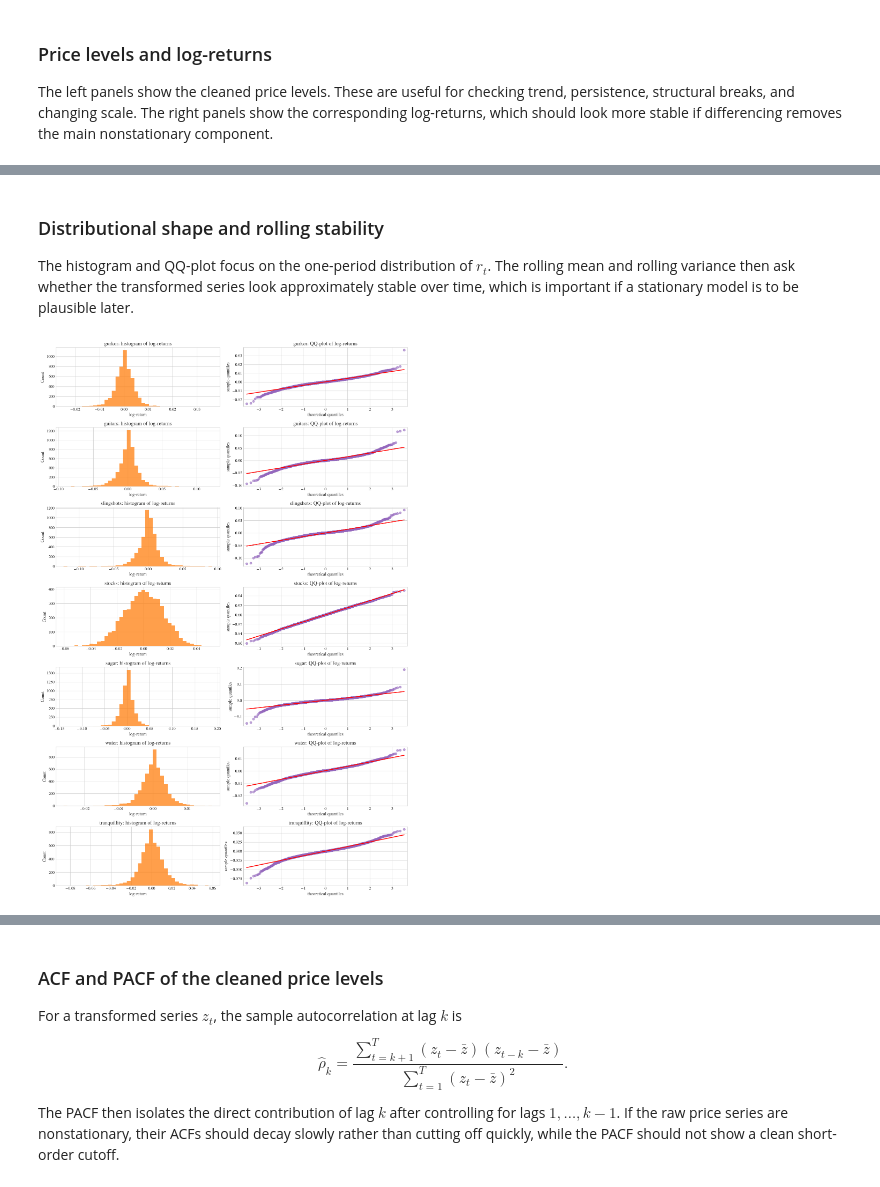
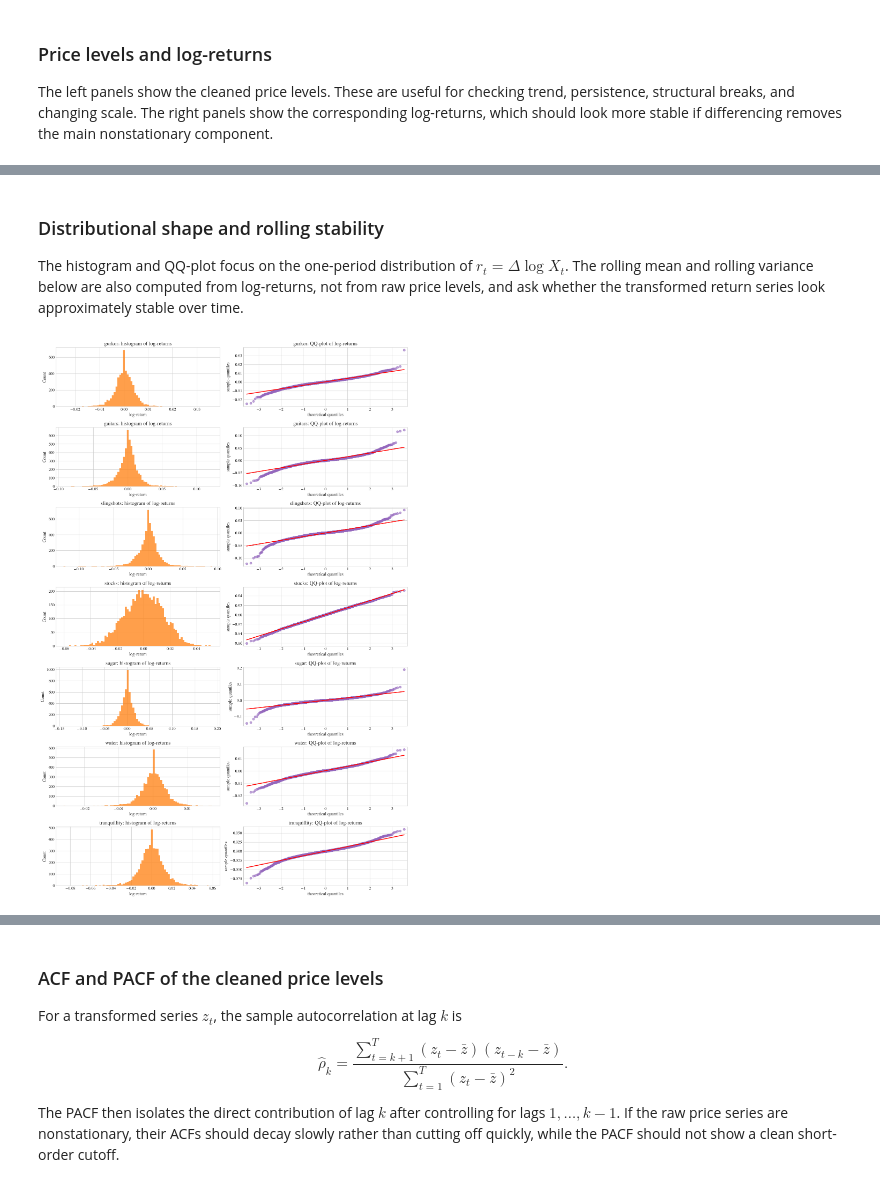
Before and after one commit to PeOll/TMS088, a Jupyter notebook: Subtasks/task1.ipynb, the cells around one changed output, grey strips where cells are left out. Drawn from its saved outputs; the diff is of its cells as text; code cells hidden in the pictures.

```diff
--- a/Subtasks/task1.ipynb
+++ b/Subtasks/task1.ipynb
@@ -158,13 +226,15 @@ fig, axes = plt.subplots(len(cleaned_prices.columns), 2, figsize=(15, 3 * len(cl
 
 for row, column in enumerate(cleaned_prices.columns):
     axes[row, 0].plot(cleaned_prices.index, cleaned_prices[column], color="tab:blue")
-    axes[row, 0].set_title(f"{column}: cleaned price")
+    axes[row, 0].set_title(f"{column}: price")
     axes[row, 0].set_ylabel("price")
 
     axes[row, 1].plot(log_return_data.index, log_return_data[column], color="tab:orange")
     axes[row, 1].axhline(0, color="black", linewidth=1, alpha=0.6)
     axes[row, 1].set_title(f"{column}: log-return")
     axes[row, 1].set_ylabel("log-return")
+    axes[row, 1].set_ylim(-0.1,0.1)
+
 
 for ax in axes[-1, :]:
     ax.set_xlabel("day")
@@ -177,24 +254,24 @@ plt.show()
 # %% [markdown]
 ### Distributional shape and rolling stability
 
-The histogram and QQ-plot focus on the one-period distribution of $r_t$. The rolling mean and rolling variance then ask whether the transformed series look approximately stable over time, which is important if a stationary model is to be plausible later.
+The histogram and QQ-plot focus on the one-period distribution of $r_t = \Delta \log X_t$. The rolling mean and rolling variance below are also computed from log-returns, not from raw price levels, and ask whether the transformed return series look approximately stable over time.
 # %%
 fig, axes = plt.subplots(len(cleaned_prices.columns), 2, figsize=(14, 3 * len(cleaned_prices.columns)), squeeze=False)
 
 for row, column in enumerate(cleaned_prices.columns):
     series = log_return_data[column].dropna()
 
-    sns.histplot(series, bins=40, ax=axes[row, 0], color="tab:orange", edgecolor=None)
+    sns.histplot(series, bins=80, ax=axes[row, 0], color="tab:orange", edgecolor=None)
     axes[row, 0].set_title(f"{column}: histogram of log-returns")
     axes[row, 0].set_xlabel("log-return")
 
     qqplot(series, line="s", ax=axes[row, 1], markerfacecolor="tab:purple", markeredgecolor="tab:purple", alpha=0.6)
     axes[row, 1].set_title(f"{column}: QQ-plot of log-returns")
     axes[row, 1].set_xlabel("theoretical quantiles")
     axes[row, 1].set_ylabel("sample quantiles")
 
 plt.tight_layout()
 plt.savefig(output / "log_return_histograms_qqplots.png", bbox_inches="tight")
 plt.show()
 # %% [output]
-[figure, old version]
+[figure, new version]
```
Also changed, not shown: parts of 63 cells of this notebook, 2 other files.
